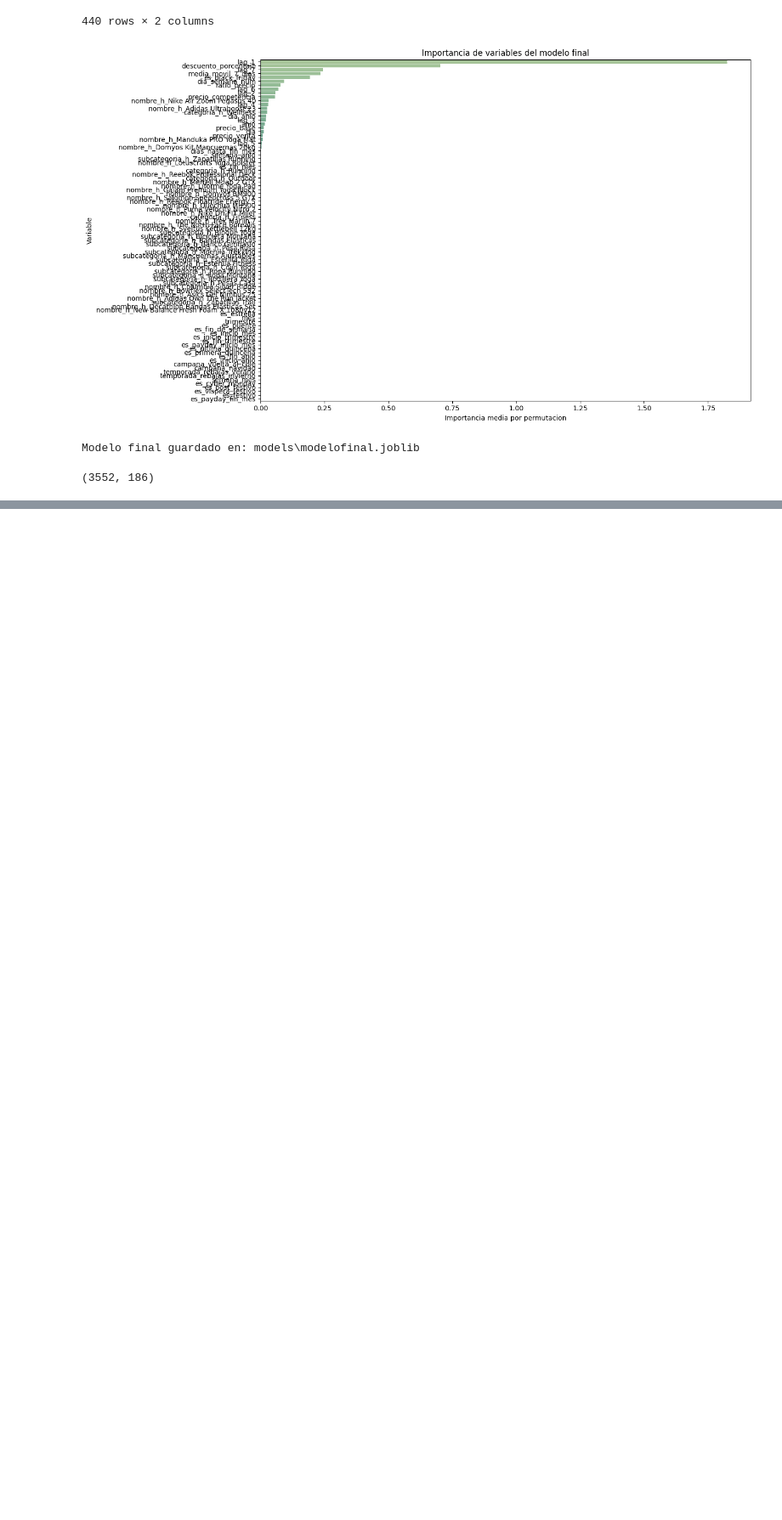
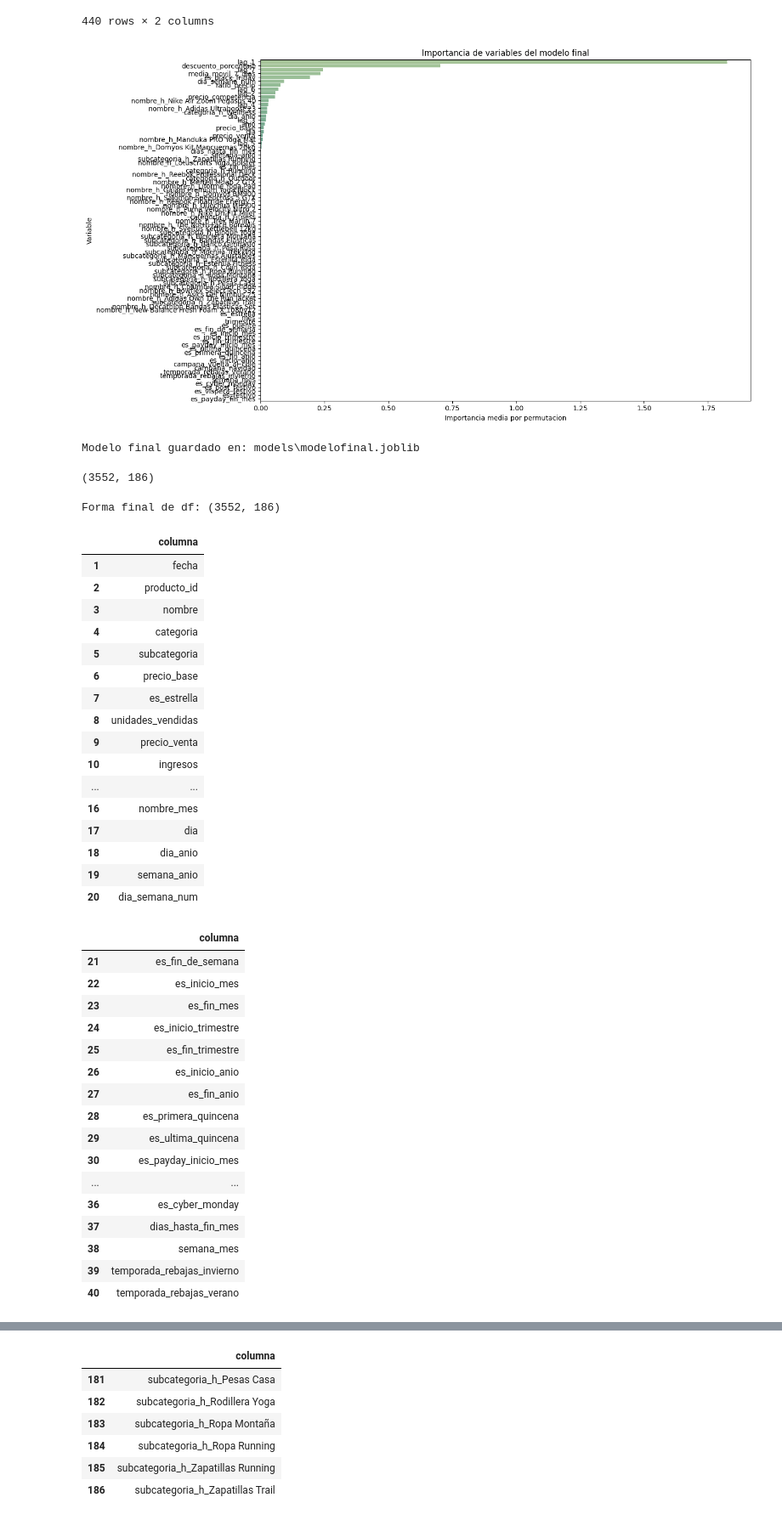
Before and after one commit to edgareem/forecastingVentas, a Jupyter notebook: notebooks/entrenamiento.ipynb, the cells around one changed output, grey strips where cells are left out. Shown at 85% size. Saved outputs shown, nothing was run; the diff lists cells and outputs as text; code cells hidden in the pictures; blank space fills up the shorter version.

Commit message:
app primera version integrada

```diff
--- a/notebooks/entrenamiento.ipynb
+++ b/notebooks/entrenamiento.ipynb
@@ -1373,3 +1373,58 @@ Modelo final guardado en: models\modelofinal.joblib
 df.shape
 # %% [output]
 (3552, 186)
+# %%
+# Mostramos la forma final del DataFrame transformado.
+print('Forma final de df:',df.shape)
+
+# Mostramos todas las columnas por bloques para evitar que Jupyter recorte la salida.
+columnas = df.columns.tolist()
+tamano_bloque = 20
+
+for inicio in range(0, len(columnas), tamano_bloque):
+    fin = inicio + tamano_bloque
+    bloque = pd.DataFrame({'columna': columnas[inicio:fin]}, index=range(inicio + 1, min(fin, len(columnas)) + 1))
+    display(bloque)
+
+# Guardamos el DataFrame transformado para reutilizarlo en la inferencia.
+ruta_salida = Path('../data/processed/df_transformado.csv')
+ruta_salida.parent.mkdir(parents=True, exist_ok=True)
+df.to_csv(ruta_salida, index=False)
+
+print(f'DataFrame guardado en: {ruta_salida}')
+# %% [output]
+Forma final de df: (3552, 186)
+|  | columna |
+| 1 | fecha |
+| 2 | producto_id |
+| 3 | nombre |
+| 4 | categoria |
+| 5 | subcategoria |
+| 6 | precio_base |
+| 7 | es_estrella |
+| 8 | unidades_vendidas |
+| 9 | precio_venta |
+| 10 | ingresos |
+| ... | ... |
+| 16 | nombre_mes |
+| 17 | dia |
+| 18 | dia_anio |
+| 19 | semana_anio |
+| 20 | dia_semana_num |
+|  | columna |
+| 21 | es_fin_de_semana |
+| 22 | es_inicio_mes |
+| 23 | es_fin_mes |
+| 24 | es_inicio_trimestre |
+| 25 | es_fin_trimestre |
+| 26 | es_inicio_anio |
+| 27 | es_fin_anio |
+| 28 | es_primera_quincena |
+| 29 | es_ultima_quincena |
+| 30 | es_payday_inicio_mes |
+| ... | ... |
+| 36 | es_cyber_monday |
+| 37 | dias_hasta_fin_mes |
+| 38 | semana_mes |
+| 39 | temporada_rebajas_invierno |
+| 40 | temporada_rebajas_verano |
@@ -1375,0 +1550,7 @@ df.shape
+|  | columna |
+| 181 | subcategoria_h_Pesas Casa |
+| 182 | subcategoria_h_Rodillera Yoga |
+| 183 | subcategoria_h_Ropa Montaña |
+| 184 | subcategoria_h_Ropa Running |
+| 185 | subcategoria_h_Zapatillas Running |
+| 186 | subcategoria_h_Zapatillas Trail |
```
Also changed, not shown: parts of 1 cell of this notebook, 5 other files.
